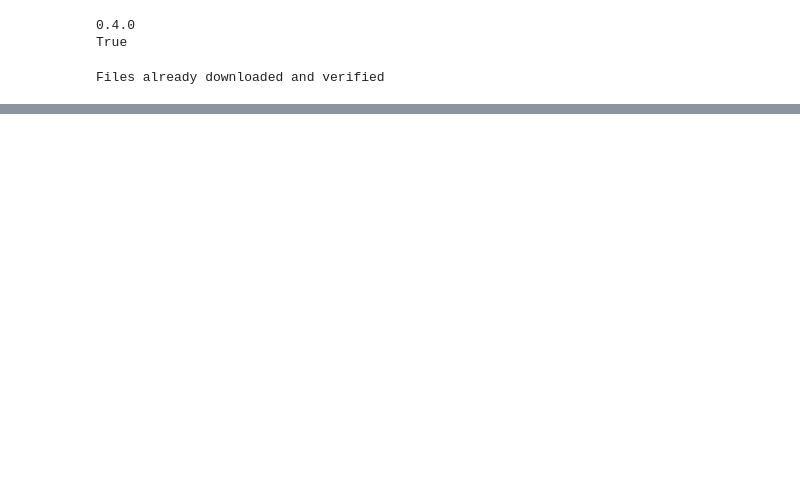
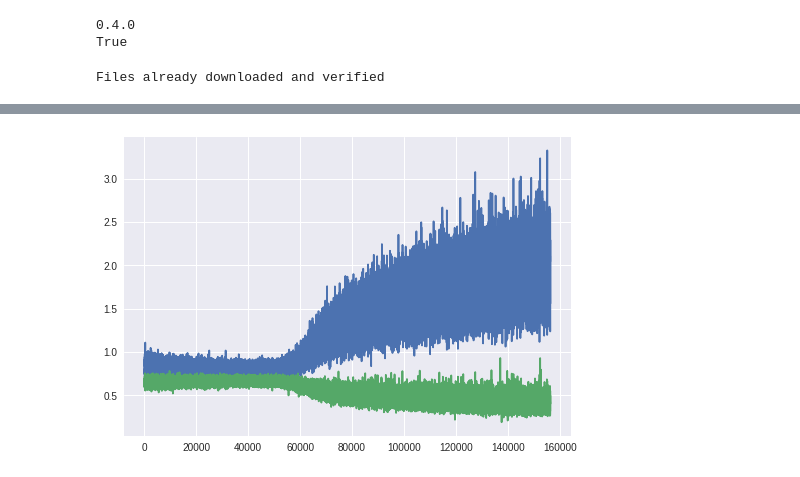
Before and after one commit to miguelrq/GANs, a Jupyter notebook: GAN-CIFAR10.ipynb, the cells around one changed output, grey strips where cells are left out. Cells and saved outputs as stored; diff of their text form; code cells hidden in the pictures; blank space fills up the shorter version.

```diff
--- a/GAN-CIFAR10.ipynb
+++ b/GAN-CIFAR10.ipynb
@@ -292,0 +302,6 @@ plt.show()
+# %%
+plt.plot(g_learning)
+plt.plot(d_learning)
+plt.show()
+# %% [output]
+[figure, added]
```
Also changed, not shown: parts of 9 cells of this notebook.
